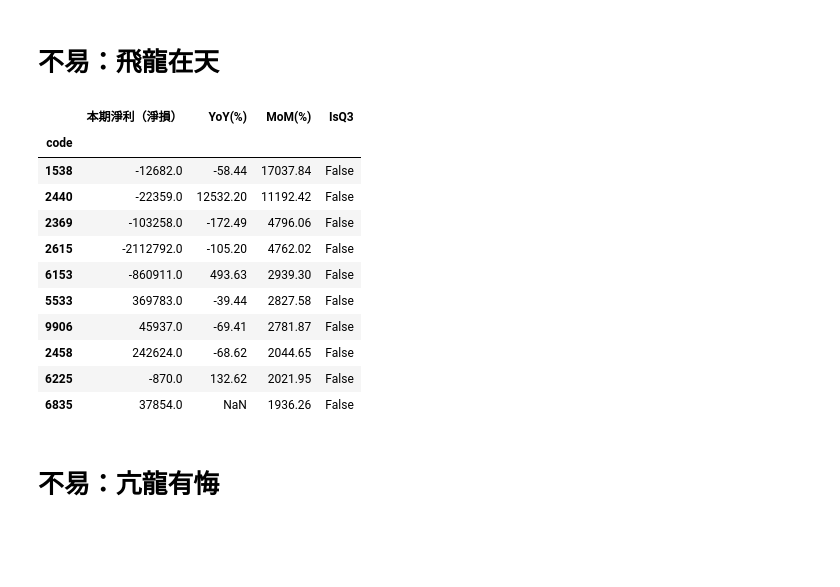
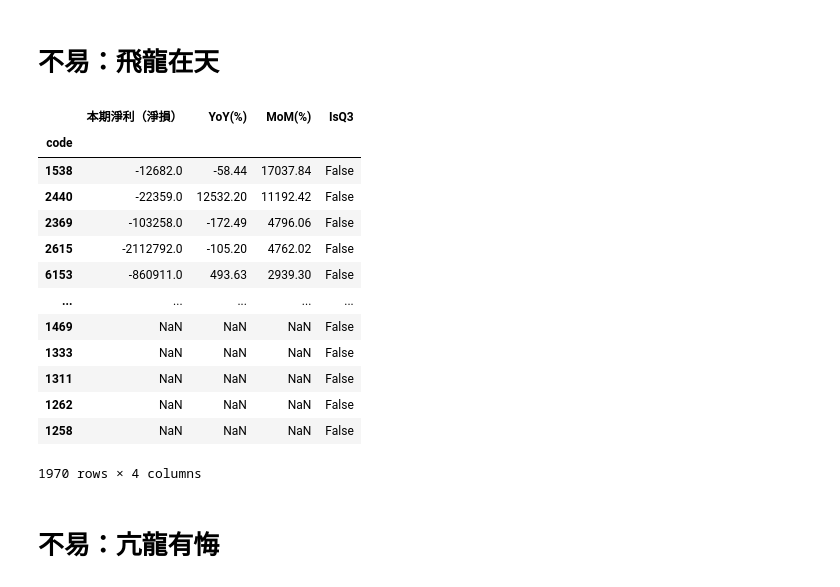
Before and after one commit to yangaound/stock.tw, a Jupyter notebook: README.ipynb, the cells around one changed output. Cells and saved outputs as stored; diff of their text form; code cells hidden in the pictures; blank space fills up the shorter version.

```diff
--- a/README.ipynb
+++ b/README.ipynb
@@ -157,32 +129,21 @@ _revenues['當月營收'].plot(secondary_y=True)
 # %% [markdown]
 # 不易：飛龍在天
 # %%
-fin_stmt = dataset.anal_fin_stmt
-
-fin_stmt["YoY(%)"] = (
-    (fin_stmt["本期淨利（淨損）"] - fin_stmt["本期淨利（淨損）_q4"]) / fin_stmt["本期淨利（淨損）_q4"] * 100
-)
-fin_stmt["MoM(%)"] = (
-    (fin_stmt["本期淨利（淨損）"] - fin_stmt["本期淨利（淨損）_q1"]) / fin_stmt["本期淨利（淨損）_q1"] * 100
-)
-fin_stmt["IsQ3"] = (fin_stmt["本期淨利（淨損）"] > fin_stmt["本期淨利（淨損）_q1"]) & (
-    fin_stmt["本期淨利（淨損）_q1"] > fin_stmt["本期淨利（淨損）_q2"]
-)
-fin_stmt = fin_stmt.sort_values(['MoM(%)', 'YoY(%)'], ascending=False)
-
-fin_stmt[['本期淨利（淨損）', 'YoY(%)', 'MoM(%)',	'IsQ3', ]].head(10).round(2)
+dataset.analyze_quarter_income().round(2)
 # %% [output]
 |  | 本期淨利（淨損） | YoY(%) | MoM(%) | IsQ3 |
 | code |  |  |  |  |
 | 1538 | -12682.0 | -58.44 | 17037.84 | False |
 | 2440 | -22359.0 | 12532.20 | 11192.42 | False |
 | 2369 | -103258.0 | -172.49 | 4796.06 | False |
 | 2615 | -2112792.0 | -105.20 | 4762.02 | False |
 | 6153 | -860911.0 | 493.63 | 2939.30 | False |
-| 5533 | 369783.0 | -39.44 | 2827.58 | False |
-| 9906 | 45937.0 | -69.41 | 2781.87 | False |
-| 2458 | 242624.0 | -68.62 | 2044.65 | False |
-| 6225 | -870.0 | 132.62 | 2021.95 | False |
-| 6835 | 37854.0 | NaN | 1936.26 | False |
+| ... | ... | ... | ... | ... |
+| 1469 | NaN | NaN | NaN | False |
+| 1333 | NaN | NaN | NaN | False |
+| 1311 | NaN | NaN | NaN | False |
+| 1262 | NaN | NaN | NaN | False |
+| 1258 | NaN | NaN | NaN | False |
+1970 rows × 4 columns
 # %% [markdown]
 # 不易：亢龍有悔
```
Also changed, not shown: parts of 7 cells of this notebook, 2 other files.
